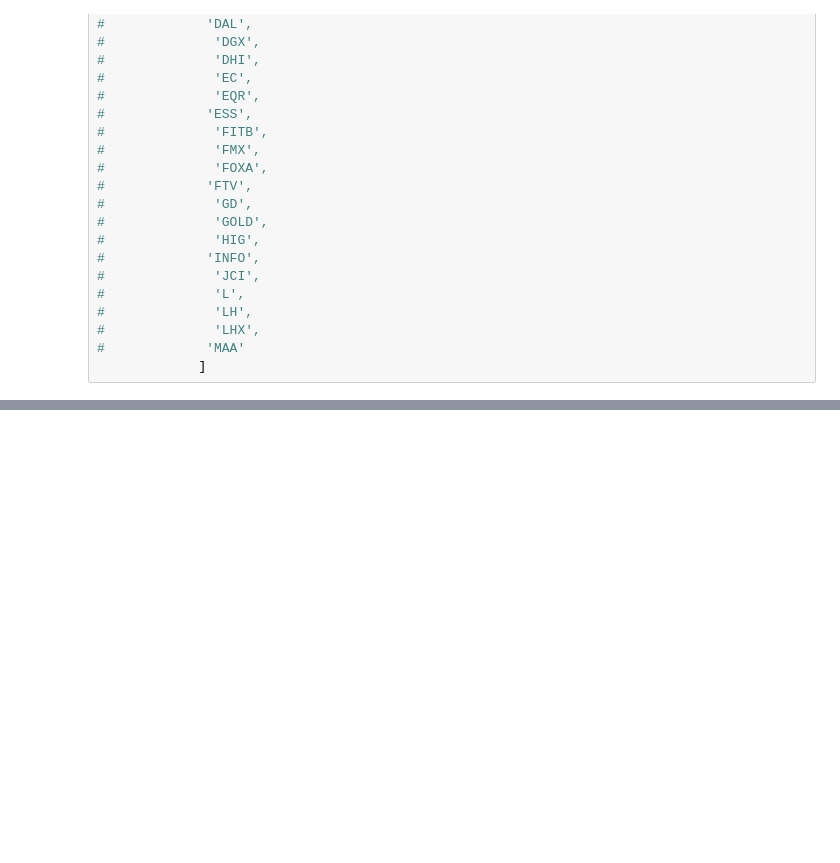
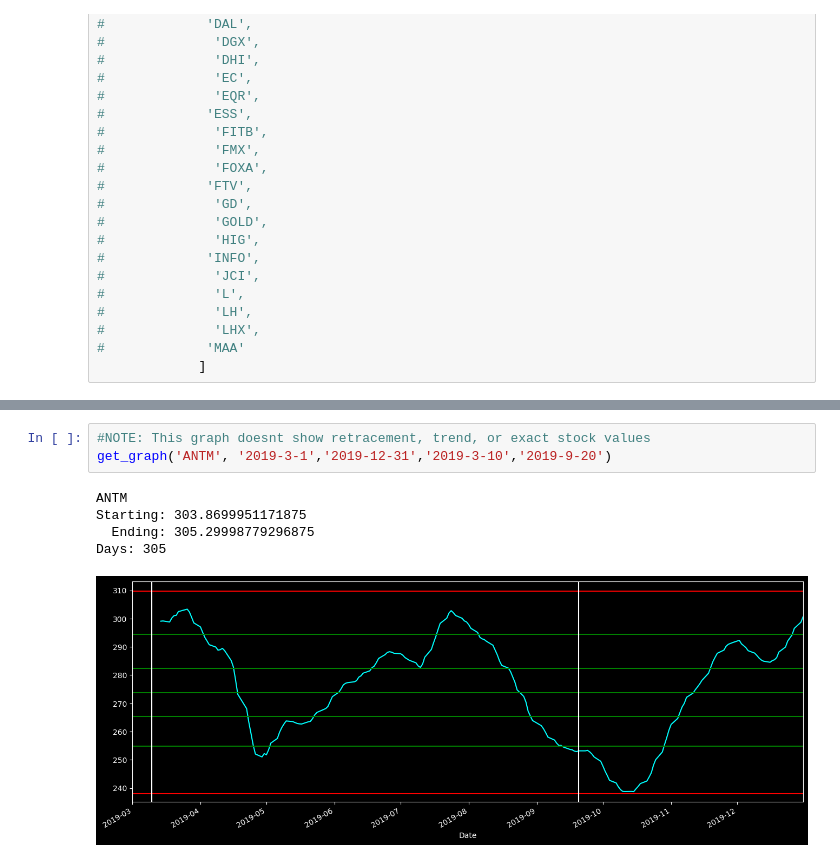
Before and after one commit to KeshavI03/Stock-Analysis, a Jupyter notebook: Stock_Analysis.ipynb, the cells around one changed output, grey strips where cells are left out. Saved outputs shown, nothing was run; the diff lists cells and outputs as text; blank space fills up the shorter version.

```diff
--- a/Stock_Analysis.ipynb
+++ b/Stock_Analysis.ipynb
@@ -127,0 +164,9 @@ Days: 305
+# %%
+#NOTE: This graph doesnt show retracement, trend, or exact stock values
+get_graph('ANTM', '2019-3-1','2019-12-31','2019-3-10','2019-9-20')
+# %% [output]
+ANTM
+Starting: 303.8699951171875
+  Ending: 305.29998779296875
+Days: 305
+[figure, added]
```
Also changed, not shown: parts of 6 cells of this notebook.
